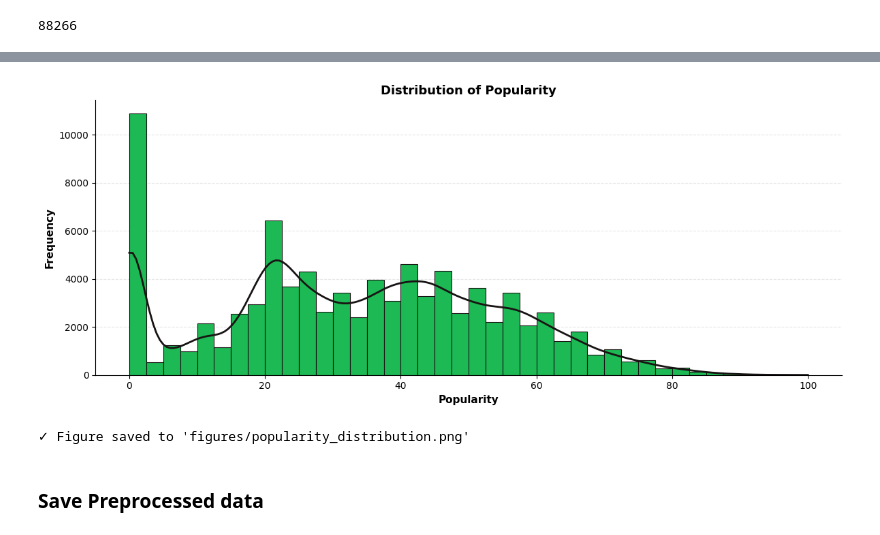
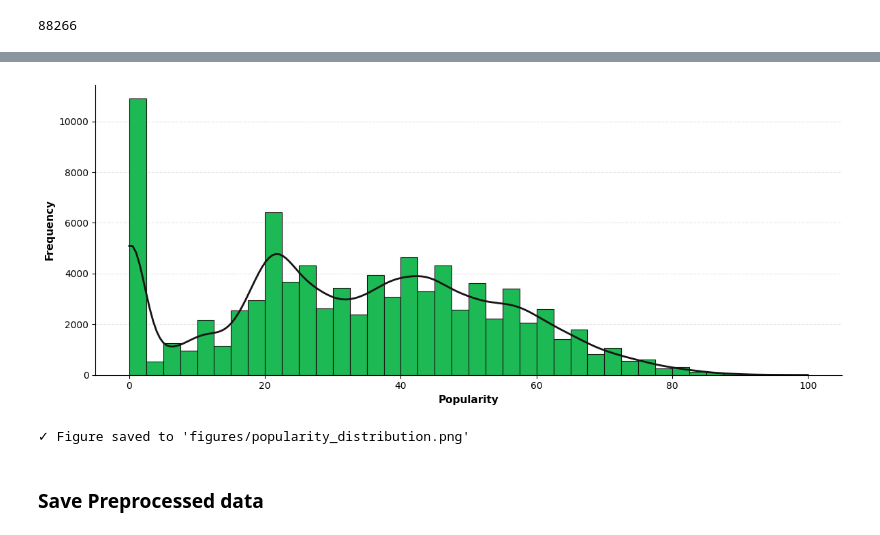
Before and after one commit to clara-opp/datamining_group12, a Jupyter notebook: Preprocessing.ipynb, the cells around one changed output, grey strips where cells are left out. Saved outputs shown, nothing was run; the diff lists cells and outputs as text; code cells hidden in the pictures.

```diff
--- a/Preprocessing.ipynb
+++ b/Preprocessing.ipynb
@@ -882,35 +879,35 @@ fig, ax = plt.subplots(figsize=(12, 5))
 
 # Spotify colors
 spotify_green = '#1DB954'
 spotify_black = '#191414'
 
 # Create histogram with Spotify green
 n, bins, patches = ax.hist(df['popularity'], bins=40, color=spotify_green, edgecolor=spotify_black, linewidth=0.8)
 
 # Add KDE trend line in Spotify black
 kde = stats.gaussian_kde(df['popularity'])
 x_range = np.linspace(df['popularity'].min(), df['popularity'].max(), 200)
 ax.plot(x_range, kde(x_range) * len(df['popularity']) * (bins[1] - bins[0]),
         color=spotify_black, linewidth=2, label='Density')
 
 # Formatting
 ax.set_xlabel('Popularity', fontsize=11, fontweight='bold')
 ax.set_ylabel('Frequency', fontsize=11, fontweight='bold')
-ax.set_title('Distribution of Popularity', fontsize=13, fontweight='bold')
+#ax.set_title('Distribution of Popularity', fontsize=13, fontweight='bold')
 ax.grid(axis='y', alpha=0.3, linestyle='--')
 ax.set_axisbelow(True)
 
 # Remove top and right spines
 ax.spines['top'].set_visible(False)
 ax.spines['right'].set_visible(False)
 
 plt.tight_layout()
 plt.savefig('figures/popularity_distribution.png', dpi=300, bbox_inches='tight')
 plt.show()
 
 print("✓ Figure saved to 'figures/popularity_distribution.png'")
 # %% [output]
-[figure, old version]
+[figure, new version]
 ✓ Figure saved to 'figures/popularity_distribution.png'
 # %% [markdown]
 ### Save Preprocessed data
```
Also changed, not shown: parts of 2 cells of this notebook, 15 other files.
